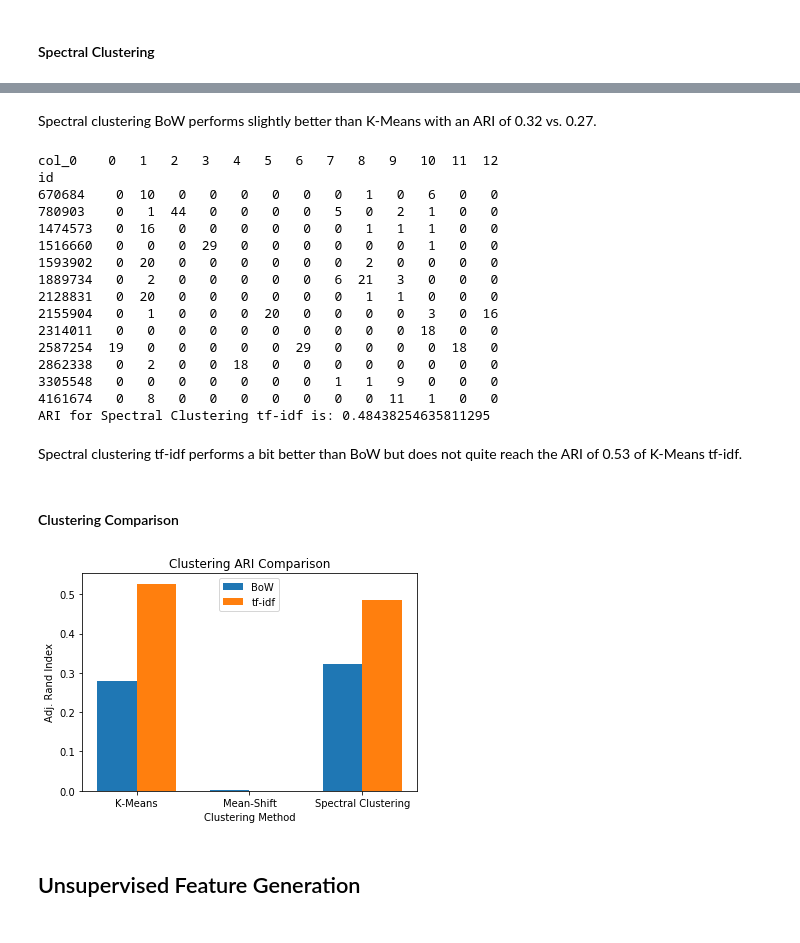
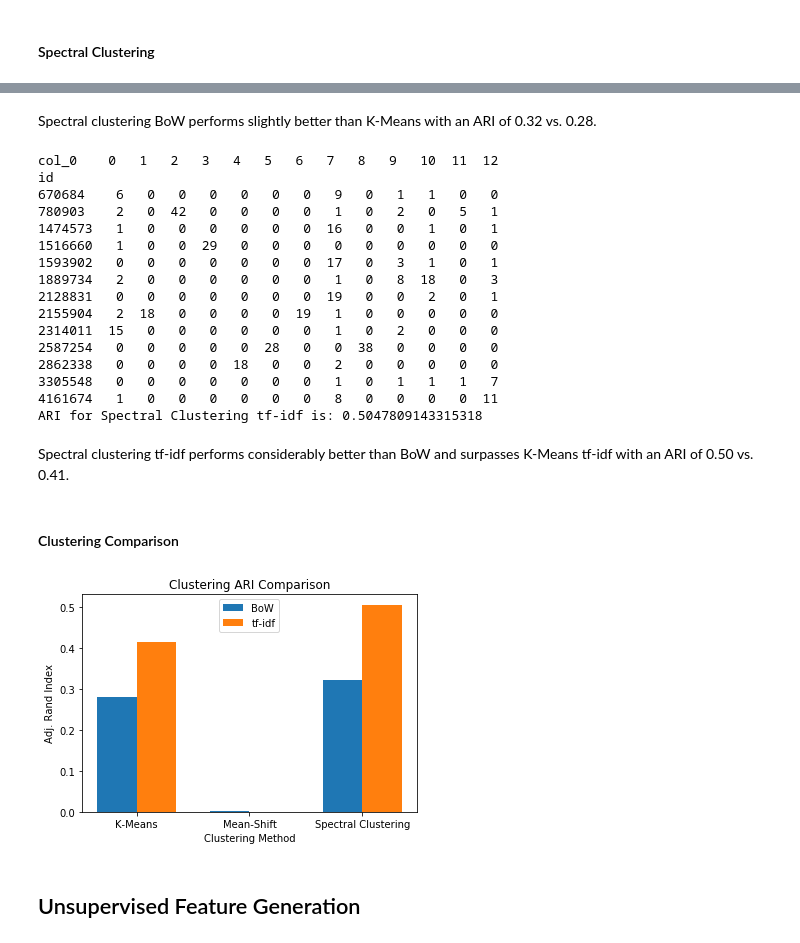
Before and after one commit to yfstafford/Thinkful, a Jupyter notebook: Unit 4/Unit 4 Capstone Blog Authorship Identification.ipynb, the cells around one changed output, grey strips where cells are left out. Cells and saved outputs as stored; diff of their text form; code cells hidden in the pictures.

```diff
--- a/Unit 4/Unit 4 Capstone Blog Authorship Identification.ipynb
+++ b/Unit 4/Unit 4 Capstone Blog Authorship Identification.ipynb
@@ -231,7 +228,8 @@ bow_test_out = normalize(bow_test_out)
 from sklearn.feature_extraction.text import TfidfVectorizer
 
 tfidf_vector = TfidfVectorizer(tokenizer = spacy_tokenizer, sublinear_tf=True, use_idf=True)
-# %%
-tfidf_train_out = tfidf_vector.fit_transform(X_train)
-tfidf_test_out = tfidf_vector.fit_transform(X_test)
+# %%
+tfidf_out = tfidf_vector.fit_transform(df['text'])
+# %%
+tfidf_train, tfidf_test, Y_train, Y_test = train_test_split(tfidf_out,df['id'], test_size=0.25, random_state=42)
 # %%
@@ -243,6 +241,6 @@ The dimensions of the tf-idf test set are: (124, 11481)
 # %%
-tfidf_train_out = normalize(tfidf_train_out)
-tfidf_test_out = normalize(tfidf_test_out)
+tfidf_train_out = normalize(tfidf_train)
+tfidf_test_out = normalize(tfidf_test)
 # %% [markdown]
 ## Clustering
 # %% [markdown]
@@ -454,7 +441,7 @@ id
 4161674   0  11   0   0   0   0   0   5   0   3   0   1   0
 ARI for Spectral Clustering BoW is: 0.32166307042238124
 # %% [markdown]
-Spectral clustering BoW performs slightly better than K-Means with an ARI of 0.32 vs. 0.27.
+Spectral clustering BoW performs slightly better than K-Means with an ARI of 0.32 vs. 0.28.
 # %%
 # Declare and fit the model
 sc = SpectralClustering(n_clusters=13, random_state=42, n_jobs=-1)
@@ -472,45 +459,45 @@ print('ARI for Spectral Clustering tf-idf is: ' + str(tfidf_sc_ari))
 # %% [output]
 col_0    0   1   2   3   4   5   6   7   8   9   10  11  12
 id
-670684    0  10   0   0   0   0   0   0   1   0   6   0   0
-780903    0   1  44   0   0   0   0   5   0   2   1   0   0
-1474573   0  16   0   0   0   0   0   0   1   1   1   0   0
-1516660   0   0   0  29   0   0   0   0   0   0   1   0   0
-1593902   0  20   0   0   0   0   0   0   2   0   0   0   0
-1889734   0   2   0   0   0   0   0   6  21   3   0   0   0
-2128831   0  20   0   0   0   0   0   0   1   1   0   0   0
-2155904   0   1   0   0   0  20   0   0   0   0   3   0  16
-2314011   0   0   0   0   0   0   0   0   0   0  18   0   0
-2587254  19   0   0   0   0   0  29   0   0   0   0  18   0
-2862338   0   2   0   0  18   0   0   0   0   0   0   0   0
-3305548   0   0   0   0   0   0   0   1   1   9   0   0   0
-4161674   0   8   0   0   0   0   0   0   0  11   1   0   0
-ARI for Spectral Clustering tf-idf is: 0.48438254635811295
+670684    6   0   0   0   0   0   0   9   0   1   1   0   0
+780903    2   0  42   0   0   0   0   1   0   2   0   5   1
+1474573   1   0   0   0   0   0   0  16   0   0   1   0   1
+1516660   1   0   0  29   0   0   0   0   0   0   0   0   0
+1593902   0   0   0   0   0   0   0  17   0   3   1   0   1
+1889734   2   0   0   0   0   0   0   1   0   8  18   0   3
+2128831   0   0   0   0   0   0   0  19   0   0   2   0   1
+2155904   2  18   0   0   0   0  19   1   0   0   0   0   0
+2314011  15   0   0   0   0   0   0   1   0   2   0   0   0
+2587254   0   0   0   0   0  28   0   0  38   0   0   0   0
+2862338   0   0   0   0  18   0   0   2   0   0   0   0   0
+3305548   0   0   0   0   0   0   0   1   0   1   1   1   7
+4161674   1   0   0   0   0   0   0   8   0   0   0   0  11
+ARI for Spectral Clustering tf-idf is: 0.5047809143315318
 # %% [markdown]
-Spectral clustering tf-idf performs a bit better than BoW but does not quite reach the ARI of 0.53 of K-Means tf-idf.
+Spectral clustering tf-idf performs considerably better than BoW and surpasses K-Means tf-idf with an ARI of 0.50 vs. 0.41.
 # %% [markdown]
 #### Clustering Comparison
 # %%
 x = np.arange(3)
 labels = [ 'K-Means', 'Mean-Shift', 'Spectral Clustering']
 bow_data = [ bow_kmeans_ari, bow_mean_shift_ari, bow_sc_ari]
-tfidf_data = [ tfidf_kmeans_ari, tfidf_mean_shift_ari, tfidf_sc_ari]
+tfidf_data = [ tfidf_kmeans_ari, 0, tfidf_sc_ari]
 
 fig, ax = plt.subplots()
 bar_width = 0.35
 
 rects1 = ax.bar(x - bar_width/2, bow_data, bar_width, label='BoW')
 rects2 = ax.bar(x + bar_width/2, tfidf_data, bar_width, label='tf-idf')
 
 ax.set_title('Clustering ARI Comparison')
 ax.set_xlabel('Clustering Method')
 ax.set_xticks(x)
 ax.set_xticklabels(labels)
 ax.set_ylabel('Adj. Rand Index')
 ax.legend(loc=9)
 plt.show()
 # %% [output]
-[figure, old version]
+[figure, new version]
 # %% [markdown]
 ## Unsupervised Feature Generation
 # %% [markdown]
```
Also changed, not shown: parts of 23 cells of this notebook.
